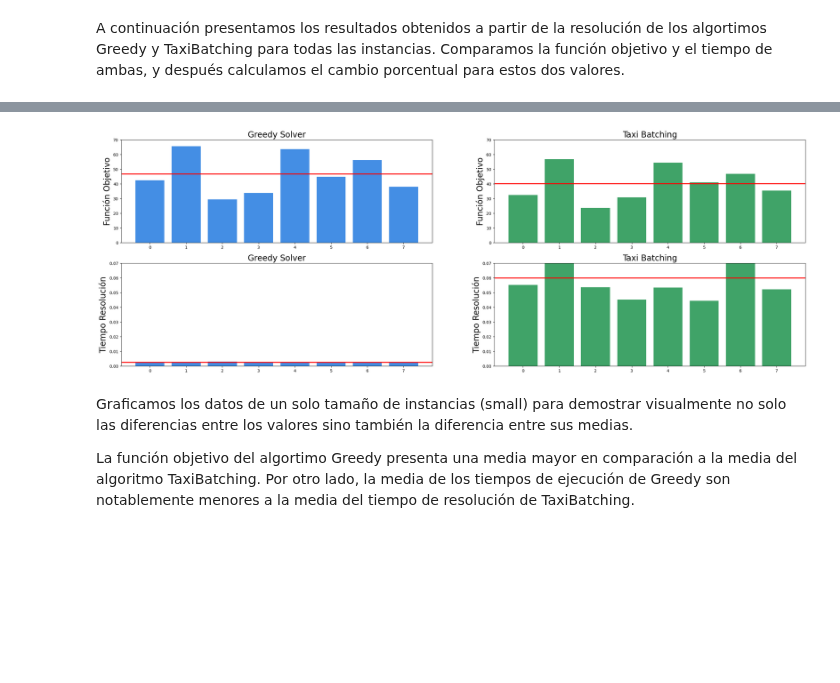
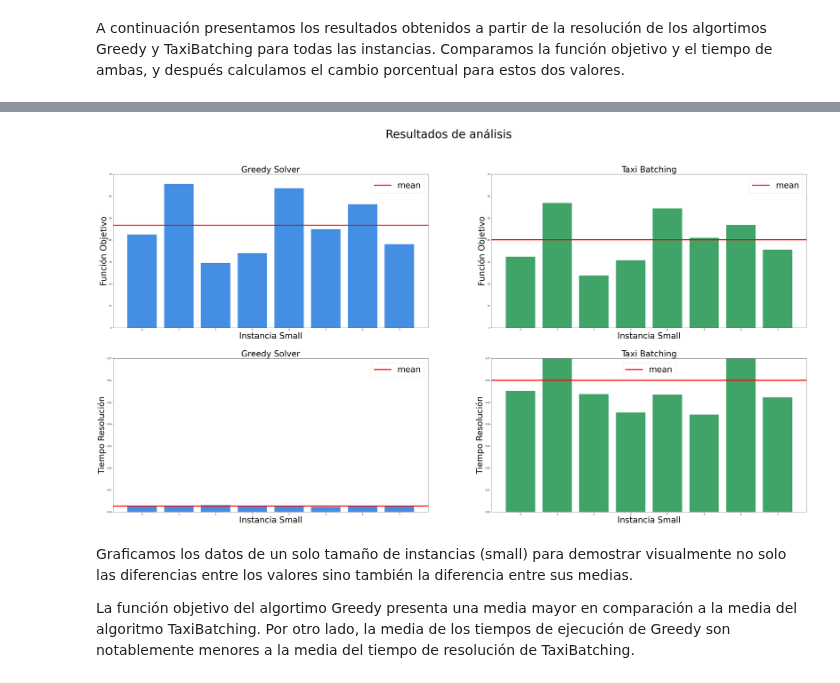
Before and after one commit to azulnogueraa/Logistica_Centralizada_de_Primera_Milla, a Jupyter notebook: informe.ipynb, the cells around one changed output, grey strips where cells are left out. Saved outputs shown, nothing was run; the diff lists cells and outputs as text; code cells hidden in the pictures; blank space fills up the shorter version.

```diff
--- a/informe.ipynb
+++ b/informe.ipynb
@@ -131,47 +131,57 @@ data
 # %%
 import matplotlib.pyplot as plt
 data_res = pd.read_csv('resultados.csv', nrows=8, skiprows=range(1,2))
 
-fig, ((ax4, ax5), (ax6, ax7)) = plt.subplots(2, 2, figsize=(30, 10))
+fig, ((ax4, ax5), (ax6, ax7)) = plt.subplots(2, 2, figsize=(60, 30))
 y4 = data_res['Función Objetivo Greedy']
 x4 = range(len(y4))
 ax4.bar(x4, y4, color='#448ee4')
-ax4.set_ylabel('Función Objetivo', fontsize=20)
+ax4.set_ylabel('Función Objetivo', fontsize=40)
 ax4.set_xticks(x4,  [str(numero) for numero in x4])
-ax4.axhline(data_res['Función Objetivo Greedy'].mean(), color='red', label='mean', linewidth=2.5)
-ax4.set_title('Greedy Solver', fontsize=20)
+ax4.axhline(data_res['Función Objetivo Greedy'].mean(), color='red', label='mean', linewidth=5)
+ax4.set_title('Greedy Solver', fontsize=40)
 ax4.set_ylim(0, 70)
+ax4.legend(fontsize=40)
+ax4.set_xlabel('Instancia Small', fontsize=40)
 
 y5 = data_res['Función Objetivo Batching']
-x5 = range(len(y5))
+x5 = range(len(y5),)
 ax5.bar(x5, y5, color='#40a368')
-ax5.set_ylabel('Función Objetivo', fontsize=20)
+ax5.set_ylabel('Función Objetivo', fontsize=40)
 ax5.set_xticks(x5,  [str(numero) for numero in x5])
-ax5.axhline(data_res['Función Objetivo Batching'].mean(), color='red', label='mean', linewidth=2.5)
-ax5.set_title('Taxi Batching', fontsize=20)
+ax5.axhline(data_res['Función Objetivo Batching'].mean(), color='red', label='mean', linewidth=5)
+ax5.set_title('Taxi Batching', fontsize=40)
 ax5.set_ylim(0, 70)
+ax5.legend(fontsize=40)
+ax5.set_xlabel('Instancia Small', fontsize=40)
 
 y6 = data_res['Tiempo Greedy']
 x6 = range(len(y6))
 ax6.bar(x6, y6, color='#448ee4')
-ax6.set_ylabel('Tiempo Resolución', fontsize=20)
+ax6.set_ylabel('Tiempo Resolución', fontsize=40)
 ax6.set_xticks(x6,  [str(numero) for numero in x6])
-ax6.axhline(data_res['Tiempo Greedy'].mean(), color='red', label='mean', linewidth=2.5)
-ax6.set_title('Greedy Solver', fontsize=20)
+ax6.axhline(data_res['Tiempo Greedy'].mean(), color='red', label='mean', linewidth=5)
+ax6.set_title('Greedy Solver', fontsize=40)
 ax6.set_ylim(0, 0.07)
+ax6.legend(fontsize=40)
+ax6.set_xlabel('Instancia Small', fontsize=40)
 
 y7 = data_res['Tiempo Batching']
 x7 = range(len(y7))
 ax7.bar(x7, y7, color='#40a368')
-ax7.set_ylabel('Tiempo Resolución', fontsize=20)
+ax7.set_ylabel('Tiempo Resolución', fontsize=40)
 ax7.set_xticks(x7,  [str(numero) for numero in x7])
-ax7.axhline(data_res['Tiempo Batching'].mean(), color='red', label='mean', linewidth=2.5)
-ax7.set_title('Taxi Batching', fontsize=20)
+ax7.axhline(data_res['Tiempo Batching'].mean(), color='red', label='mean', linewidth=5)
+ax7.set_title('Taxi Batching', fontsize=40)
 ax7.set_ylim(0, 0.07)
+ax7.legend(fontsize=40)
+ax7.set_xlabel('Instancia Small', fontsize=40)
+
+fig.suptitle('Resultados de análisis', fontsize=55)  # Epígrafe general
 
 plt.show()
 # %% [output]
-[figure, old version]
+[figure, new version]
 # %% [markdown]
 Graficamos los datos de un solo tamaño de instancias (small) para demostrar visualmente no solo las diferencias entre los valores sino también la diferencia entre sus medias.
 
```
Also changed, not shown: parts of 1 cell of this notebook.
